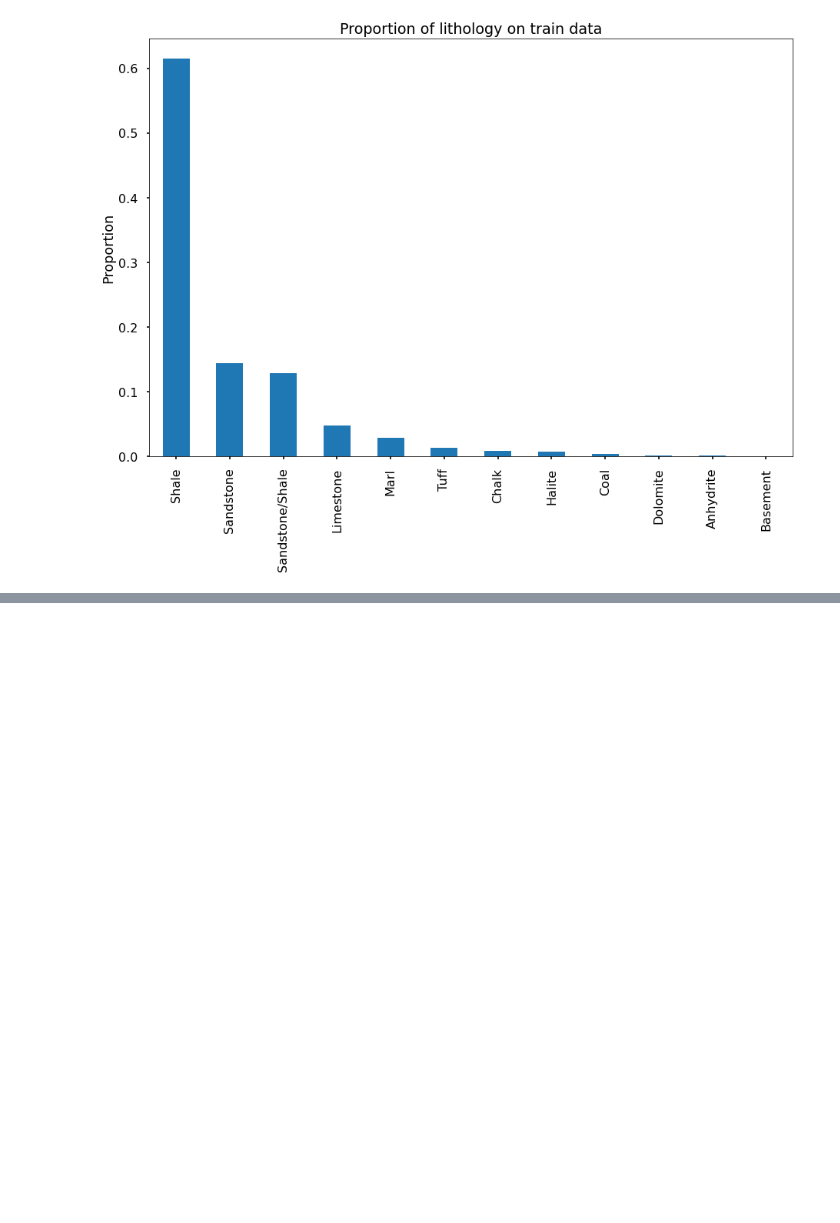
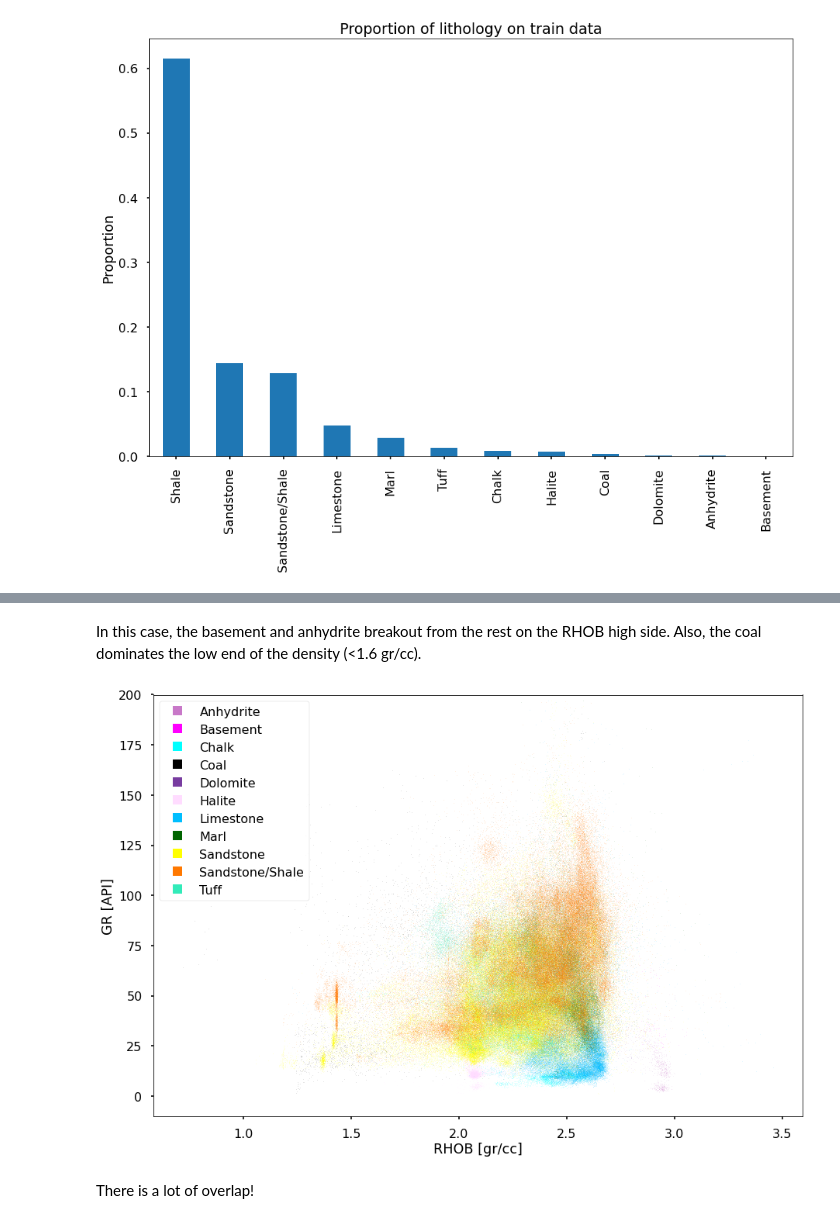
Before and after one commit to RafaelPinto/force_2020_lith, a Jupyter notebook: notebooks/1.0-rp-eda.ipynb, the cells around one changed output, grey strips where cells are left out. Saved outputs shown, nothing was run; the diff lists cells and outputs as text; code cells hidden in the pictures; blank space fills up the shorter version.

```diff
--- a/notebooks/1.0-rp-eda.ipynb
+++ b/notebooks/1.0-rp-eda.ipynb
@@ -130,0 +173,38 @@ PEF: Proportion to GR: 0.21
+# %% [markdown]
+In this case, the basement and anhydrite breakout from the rest on the RHOB high side. Also, the coal dominates the low end of the density (<1.6 gr/cc).
+# %%
+fig, ax = plt.subplots(1, 1, figsize=(15, 10))
+
+
+for lith, group in data.groupby('FORCE_2020_LITHOFACIES_LITHOLOGY'):
+
+    if lith == 'Shale':
+        continue
+
+    color = litho_dict[lith]
+
+    plt.plot(group['RHOB'],
+             group['GR'],
+             linestyle='None',
+             mec='None',
+             marker=',',
+             color=color,
+             alpha=0.1,
+             label=lith)
+
+plt.ylim((-10, 200))
+
+legend = plt.legend()
+
+for l in legend.get_lines():
+    l._legmarker.set_marker('s')
+    l._legmarker.set_alpha(1)
+
+plt.ylabel('GR [API]')
+plt.xlabel('RHOB [gr/cc]')
+
+plt.show()
+# %% [output]
+[figure, added]
+# %% [markdown]
+There is a lot of overlap!
```
Also changed, not shown: parts of 17 cells of this notebook, 3 other files.
